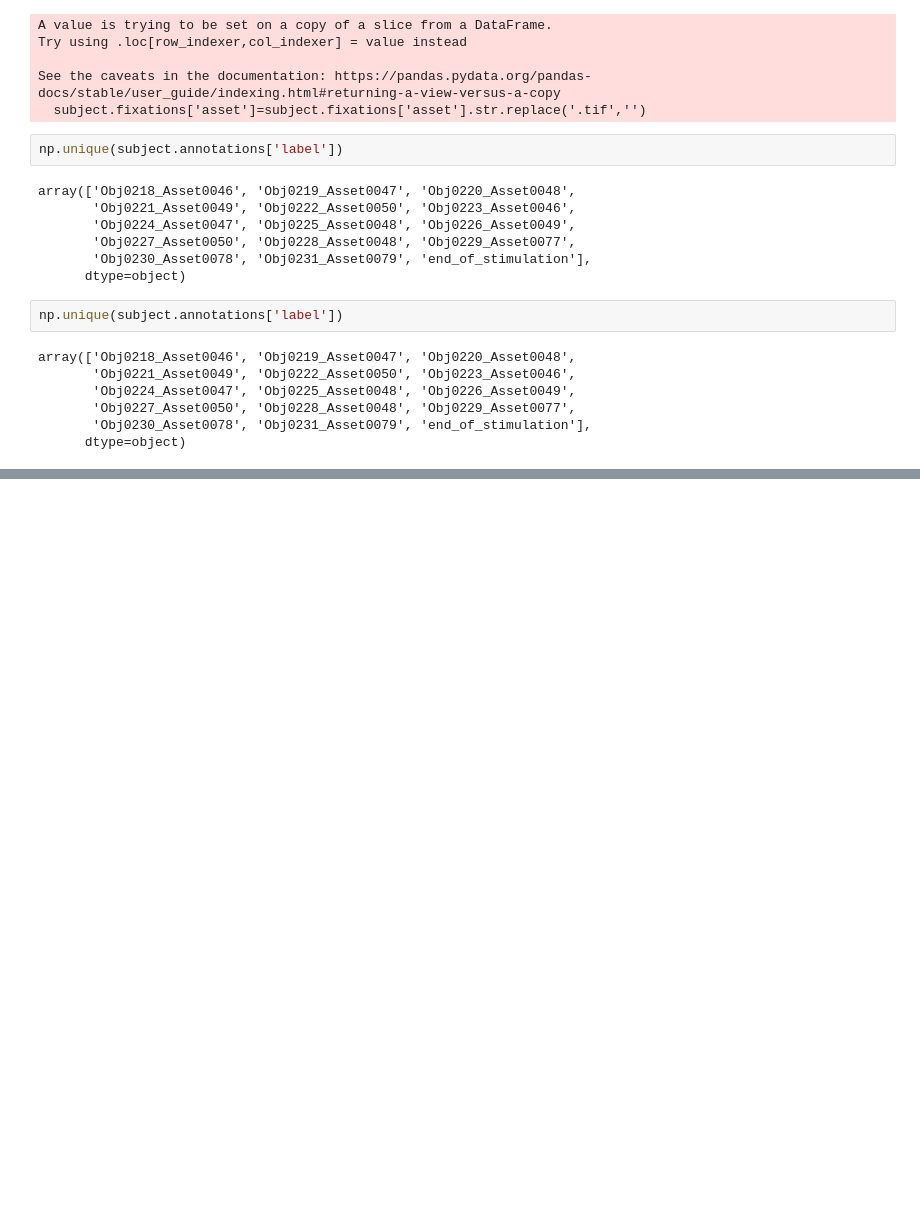
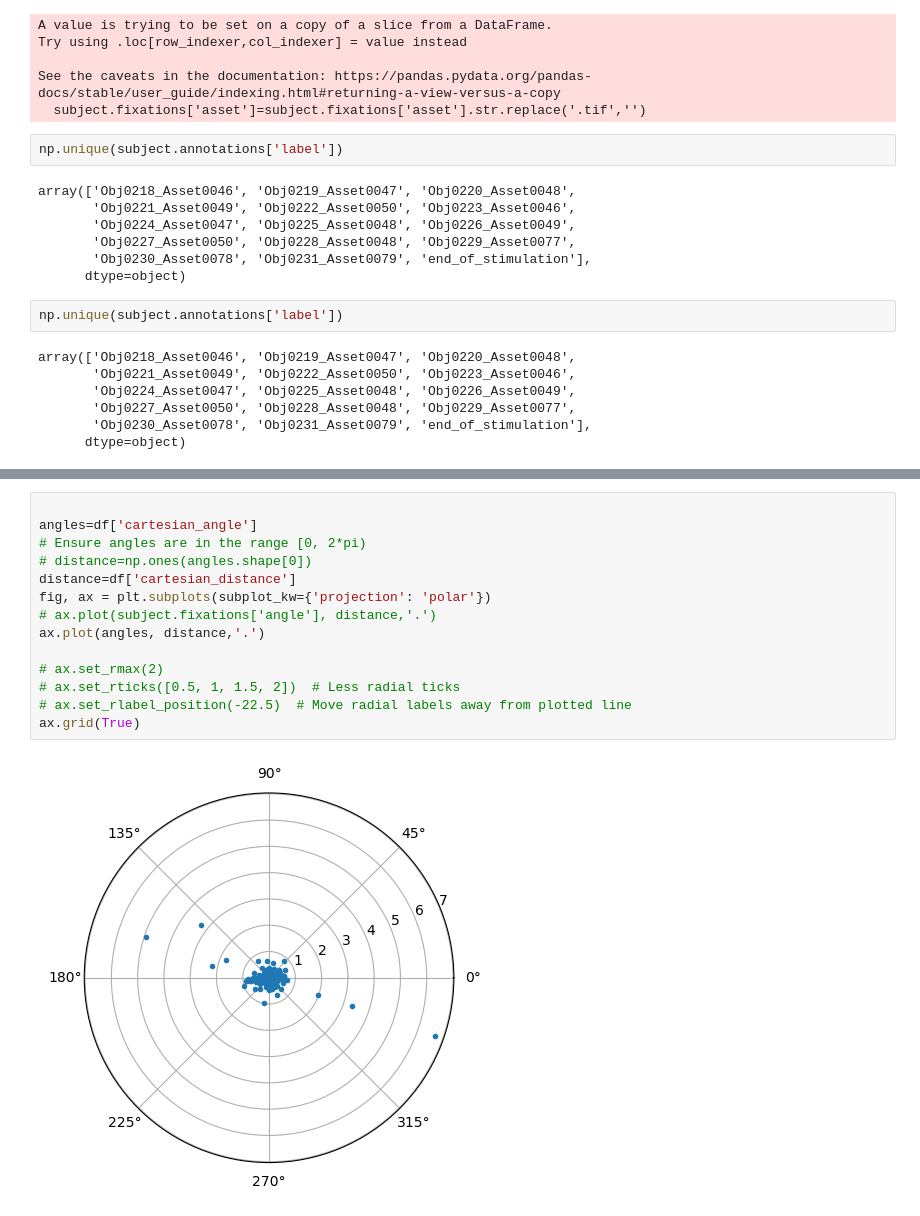
Before and after one commit to Rockyneuron/pupil_labs_analysis, a Jupyter notebook: analysis/gaze/pupil_labs/saccades_preprocessing_auto.ipynb, the cells around one changed output, grey strips where cells are left out. Saved outputs shown, nothing was run; the diff lists cells and outputs as text; blank space fills up the shorter version.

```diff
--- a/analysis/gaze/pupil_labs/saccades_preprocessing_auto.ipynb
+++ b/analysis/gaze/pupil_labs/saccades_preprocessing_auto.ipynb
@@ -223,0 +282,16 @@ ax.grid(True)
+# %%
+
+angles=df['cartesian_angle']
+# Ensure angles are in the range [0, 2*pi)
+# distance=np.ones(angles.shape[0])
+distance=df['cartesian_distance']
+fig, ax = plt.subplots(subplot_kw={'projection': 'polar'})
+# ax.plot(subject.fixations['angle'], distance,'.')
+ax.plot(angles, distance,'.')
+
+# ax.set_rmax(2)
+# ax.set_rticks([0.5, 1, 1.5, 2])  # Less radial ticks
+# ax.set_rlabel_position(-22.5)  # Move radial labels away from plotted line
+ax.grid(True)
+# %% [output]
+[figure, added]
```
Also changed, not shown: parts of 26 cells of this notebook, 1 other file.
